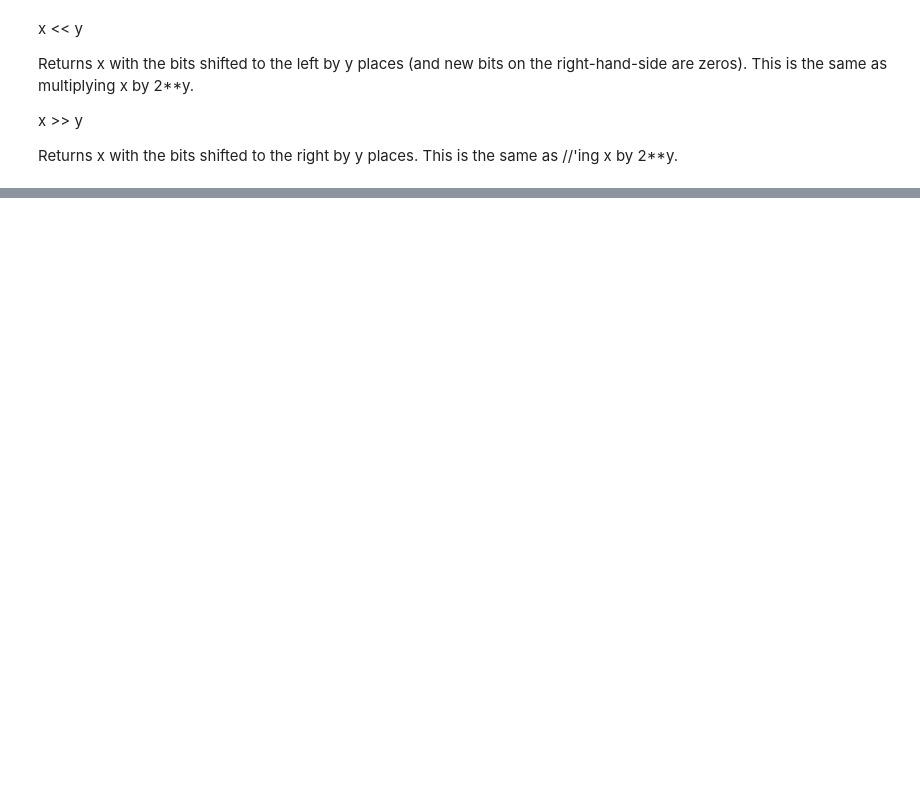
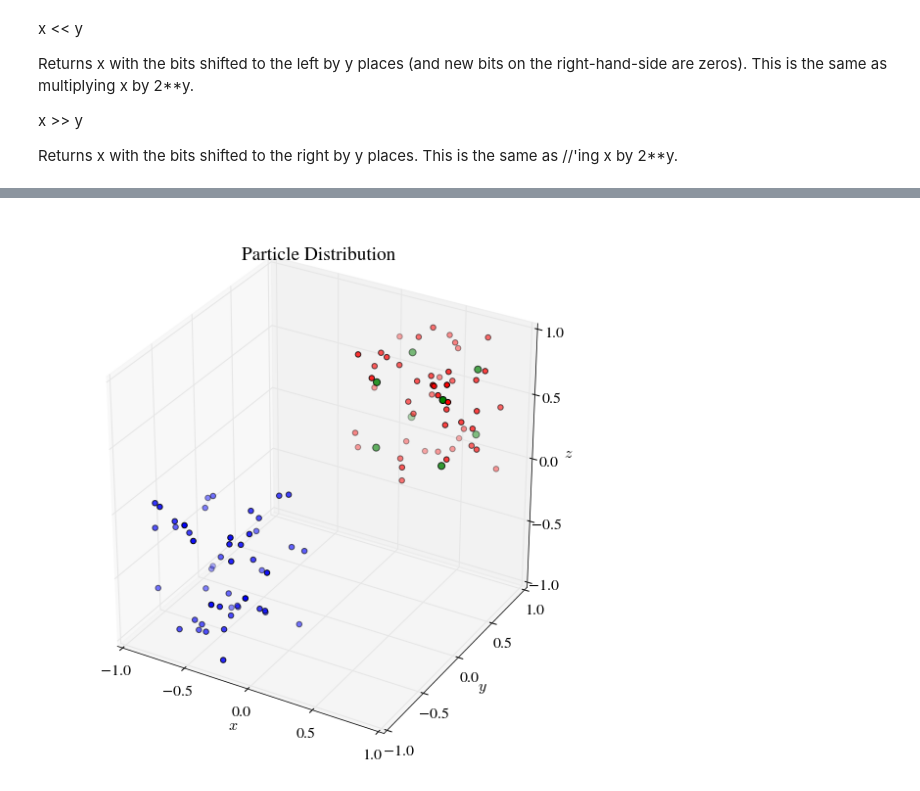
Before and after one commit to ncclementi/learning_treecode, a Jupyter notebook: Step_3_shift_the_expansion_M2M.ipynb, the cells around one changed output, grey strips where cells are left out. Cells and saved outputs as stored; diff of their text form; code cells hidden in the pictures; blank space fills up the shorter version.

```diff
--- a/Step_3_shift_the_expansion_M2M.ipynb
+++ b/Step_3_shift_the_expansion_M2M.ipynb
@@ -165,0 +233,21 @@ Returns x with the bits shifted to the right by y places. This is the same as //
+# %%
+# plot spatial particle distribution
+fig = pyplot.figure(figsize=(10,10))
+# left plot
+ax = fig.add_subplot(1,1,1, projection='3d')
+ax.scatter([target.x for target in targets],
+           [target.y for target in targets],
+           [target.z for target in targets], s=30, c='b')
+ax.scatter([source.x for source in sources],
+           [source.y for source in sources],
+           [source.z for source in sources], s=30, c='r')
+ax.scatter(x, y, z, s=50, c='g')
+ax.set_xlim3d(-1,1)
+ax.set_ylim3d(-1,1)
+ax.set_zlim3d(-1,1)
+ax.set_xlabel('$x$')
+ax.set_ylabel('$y$')
+ax.set_zlabel('$z$')
+ax.set_title('Particle Distribution');
+# %% [output]
+[figure, added]
```
Also changed, not shown: parts of 8 cells of this notebook.
